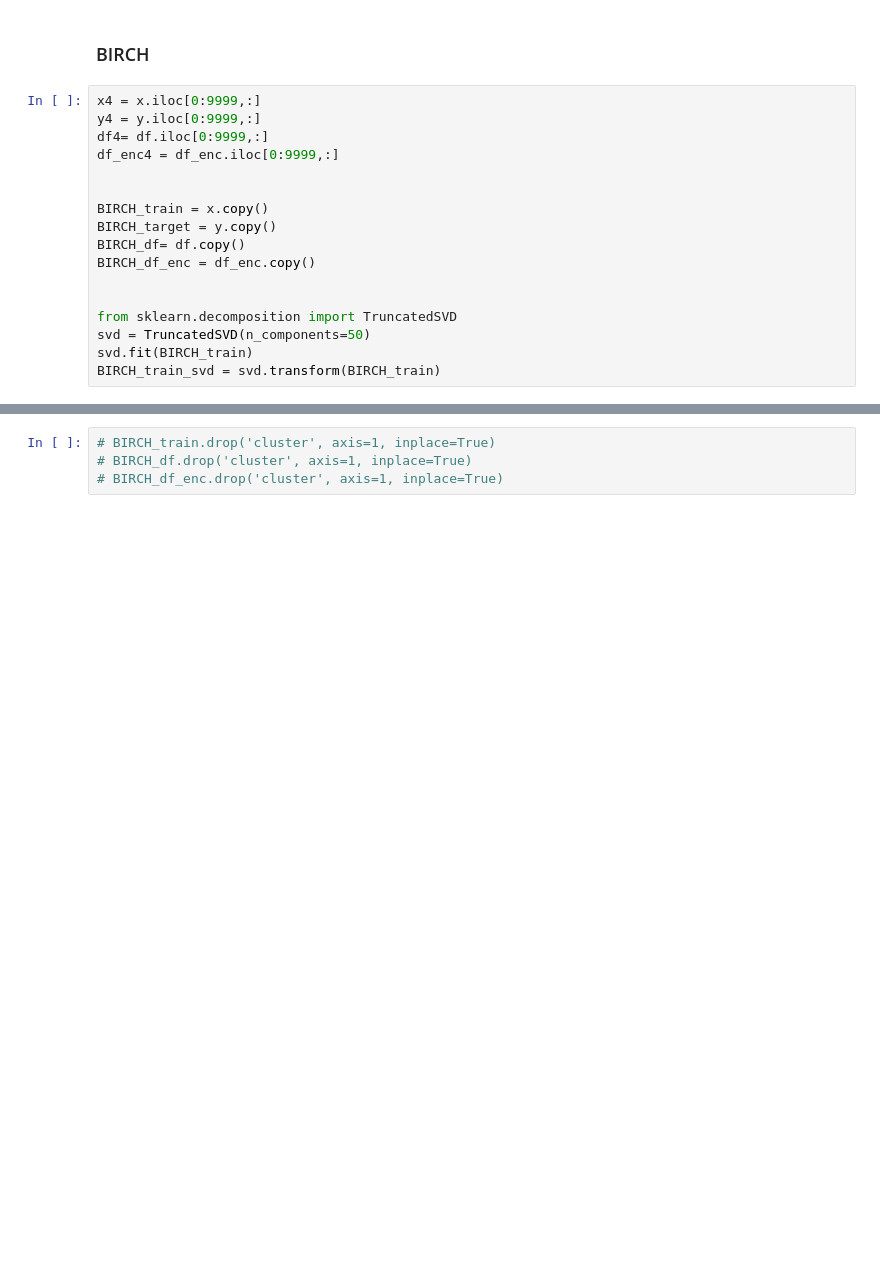
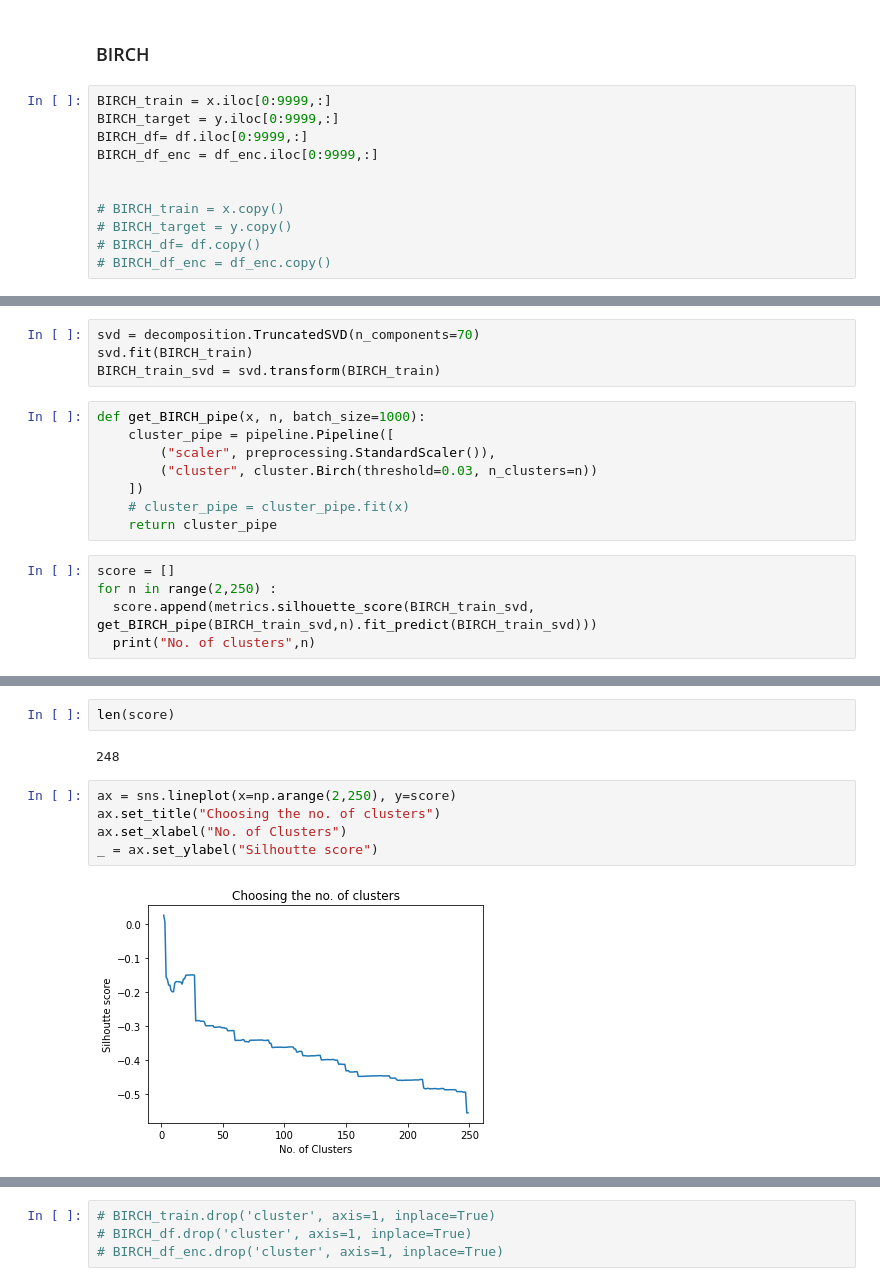
Before and after one commit to vjajodia/motorcycle-collision-prediction, a Jupyter notebook: CMPE255_TeamProject.ipynb, the cells around one changed output, grey strips where cells are left out. Drawn from its saved outputs; the diff is of its cells as text; blank space fills up the shorter version.

```diff
--- a/CMPE255_TeamProject.ipynb
+++ b/CMPE255_TeamProject.ipynb
@@ -838,19 +838,13 @@ collision_counts.to_csv("collision_counts3.csv")
 # %% [markdown]
 ### BIRCH
 # %%
-x4 = x.iloc[0:9999,:]
-y4 = y.iloc[0:9999,:]
-df4= df.iloc[0:9999,:]
-df_enc4 = df_enc.iloc[0:9999,:]
+BIRCH_train = x.iloc[0:9999,:]
+BIRCH_target = y.iloc[0:9999,:]
+BIRCH_df= df.iloc[0:9999,:]
+BIRCH_df_enc = df_enc.iloc[0:9999,:]
 
 
-BIRCH_train = x.copy()
-BIRCH_target = y.copy()
-BIRCH_df= df.copy()
-BIRCH_df_enc = df_enc.copy()
-
-
-from sklearn.decomposition import TruncatedSVD
-svd = TruncatedSVD(n_components=50)
-svd.fit(BIRCH_train)
-BIRCH_train_svd = svd.transform(BIRCH_train)
+# BIRCH_train = x.copy()
+# BIRCH_target = y.copy()
+# BIRCH_df= df.copy()
+# BIRCH_df_enc = df_enc.copy()
@@ -863,0 +851,17 @@ birch_result = birch_model.fit_predict(BIRCH_train_svd)
+# %%
+svd = decomposition.TruncatedSVD(n_components=70)
+svd.fit(BIRCH_train)
+BIRCH_train_svd = svd.transform(BIRCH_train)
+# %%
+def get_BIRCH_pipe(x, n, batch_size=1000):
+    cluster_pipe = pipeline.Pipeline([
+        ("scaler", preprocessing.StandardScaler()),
+        ("cluster", cluster.Birch(threshold=0.03, n_clusters=n))
+    ])
+    # cluster_pipe = cluster_pipe.fit(x)
+    return cluster_pipe
+# %%
+score = []
+for n in range(2,250) :
+  score.append(metrics.silhouette_score(BIRCH_train_svd, get_BIRCH_pipe(BIRCH_train_svd,n).fit_predict(BIRCH_train_svd)))
+  print("No. of clusters",n)
@@ -863,0 +886,11 @@ birch_result = birch_model.fit_predict(BIRCH_train_svd)
+# %%
+len(score)
+# %% [output]
+248
+# %%
+ax = sns.lineplot(x=np.arange(2,250), y=score)
+ax.set_title("Choosing the no. of clusters")
+ax.set_xlabel("No. of Clusters")
+_ = ax.set_ylabel("Silhoutte score")
+# %% [output]
+[figure, added]
```
Also changed, not shown: parts of 132 cells of this notebook.
